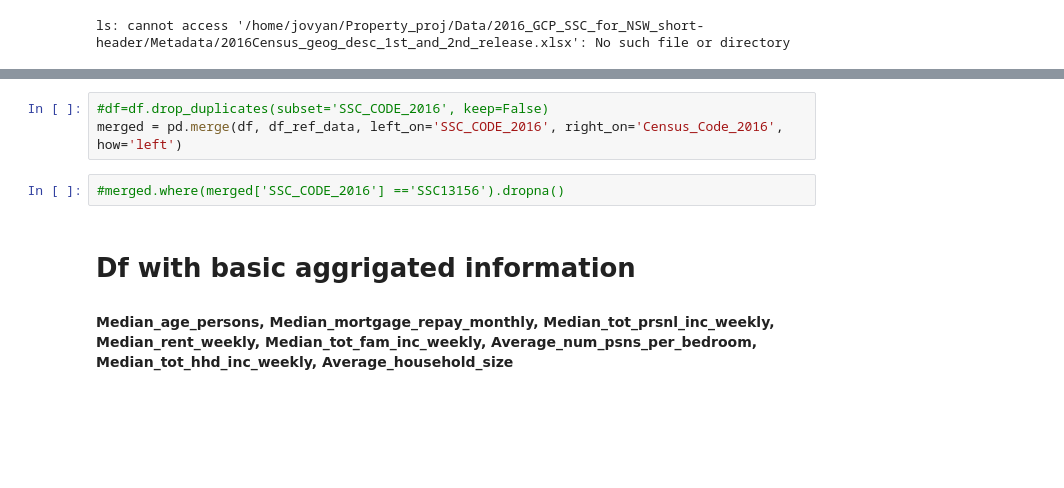
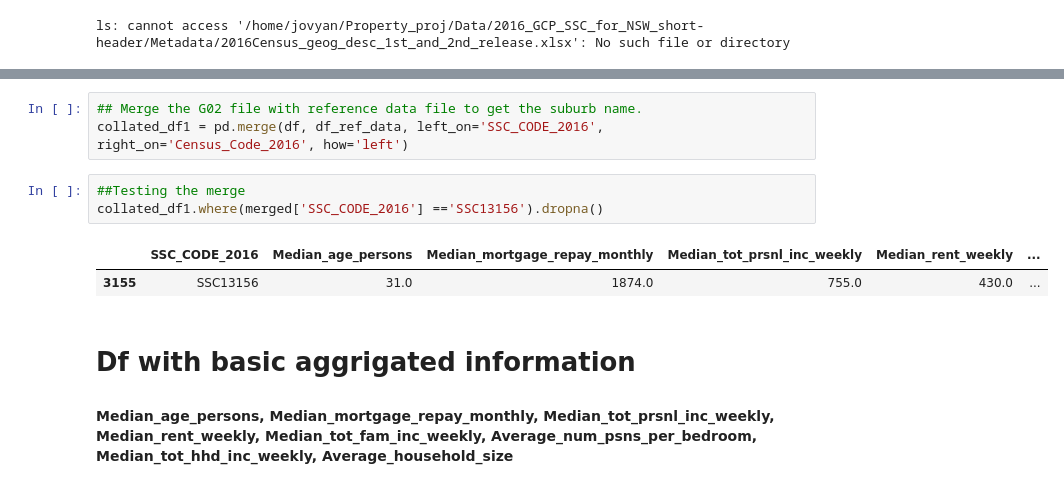
Before and after one commit to sragavanvijay/propertry_proj, a Jupyter notebook: Demographics_step1&2.ipynb, the cells around one changed output, grey strips where cells are left out. Drawn from its saved outputs; the diff is of its cells as text; blank space fills up the shorter version.

```diff
--- a/Demographics_step1&2.ipynb
+++ b/Demographics_step1&2.ipynb
@@ -39,8 +32,12 @@ df_ref_data = pd.read_excel('/home/jovyan/Property_proj/Data/2016_Census_NSW_Sub
 # %%
-#df=df.drop_duplicates(subset='SSC_CODE_2016', keep=False)
-merged = pd.merge(df, df_ref_data, left_on='SSC_CODE_2016', right_on='Census_Code_2016', how='left')
+## Merge the G02 file with reference data file to get the suburb name.
+collated_df1 = pd.merge(df, df_ref_data, left_on='SSC_CODE_2016', right_on='Census_Code_2016', how='left')
 # %%
-#merged.where(merged['SSC_CODE_2016'] =='SSC13156').dropna()
+##Testing the merge
+collated_df1.where(merged['SSC_CODE_2016'] =='SSC13156').dropna()
+# %% [output]
+|  | SSC_CODE_2016 | Median_age_persons | Median_mortgage_repay_monthly | Median_tot_prsnl_inc_weekly | Median_rent_weekly | ... |
+| 3155 | SSC13156 | 31.0 | 1874.0 | 755.0 | 430.0 | ... |
 # %% [markdown]
 # Df with basic aggrigated information
 ####  Median_age_persons, Median_mortgage_repay_monthly, Median_tot_prsnl_inc_weekly, Median_rent_weekly, Median_tot_fam_inc_weekly, Average_num_psns_per_bedroom, Median_tot_hhd_inc_weekly, Average_household_size
```
Also changed, not shown: parts of 33 cells of this notebook, 6 other files.
